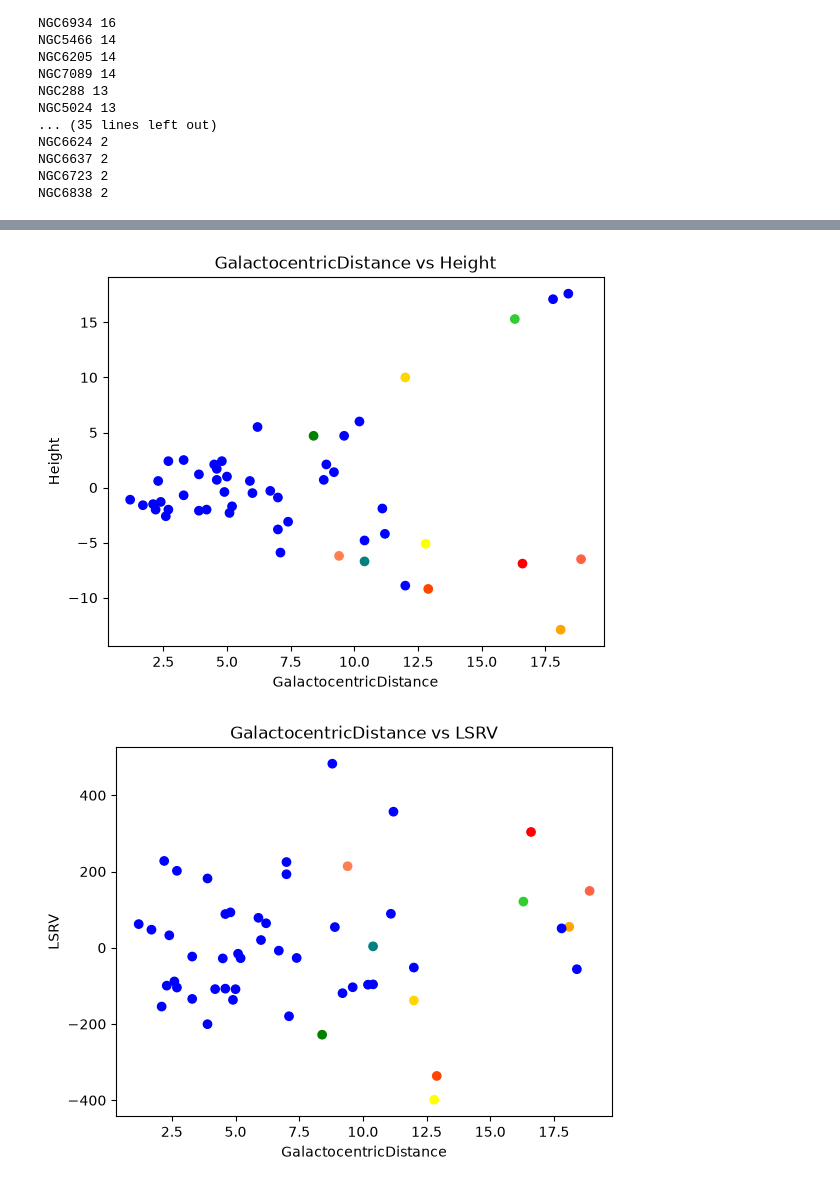
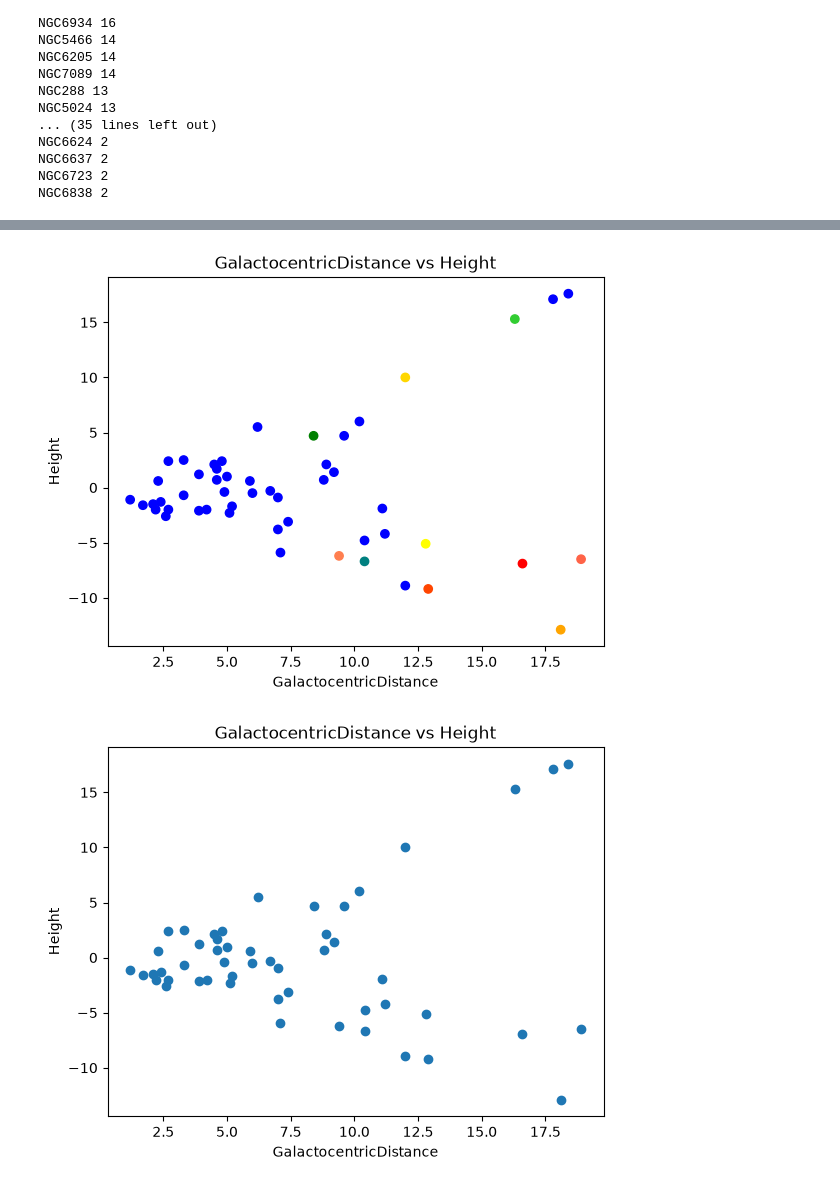
Before and after one commit to matilda-2116/3116_assignment_AshtonMatildaVix, a Jupyter notebook: HarrisPartI.ipynb, the cells around one changed output, grey strips where cells are left out. Saved outputs shown, nothing was run; the diff lists cells and outputs as text; code cells hidden in the pictures.

```diff
--- a/HarrisPartI.ipynb
+++ b/HarrisPartI.ipynb
@@ -488,6 +485,8 @@ NGC6723 2
 NGC6838 2
 # %%
 colour = []
+# checks through merged data IDs and gives the colour to the id associated with the ranking, stores it in the colour variable so we can
+# set the colour of the graph to the variable colour and it'll set the relevant GCID datapoints to the colours defined below
 for GCIdentification in MergedData['ID']:
     if GCIdentification in Rank1:
         colour.append('#FF0000')
@@ -505,31 +504,37 @@ for GCIdentification in MergedData['ID']:
         colour.append('#FFFF00')
     elif GCIdentification in Rank8:
         colour.append('#32CD32')
     elif GCIdentification in Rank9:
         colour.append('#008000')
     elif GCIdentification in Rank10:
         colour.append('#008080')
     else:
         colour.append('blue')
 
 plt.scatter(Metallicity, GCAges1, c=colour)
 plt.xlabel("Metallicity")
 plt.ylabel("Age")
 plt.title("Metallicity vs Age")
 plt.show()
 
 plt.scatter(GalactocentricDistance, Height, c=colour)
 plt.xlabel("GalactocentricDistance")
 plt.ylabel("Height")
 plt.title("GalactocentricDistance vs Height")
 plt.show()
 
+plt.scatter(GalactocentricDistance, Height)
+plt.xlabel("GalactocentricDistance")
+plt.ylabel("Height")
+plt.title("GalactocentricDistance vs Height")
+plt.show()
+
 plt.scatter(GalactocentricDistance, LSRVelocity, c=colour)
 plt.xlabel("GalactocentricDistance")
 plt.ylabel("LSRV")
 plt.title("GalactocentricDistance vs LSRV")
 plt.show()
 # %% [output]
 [figure]
 [figure]
-[figure, old version]
+[figure, new version]
```
Also changed, not shown: parts of 12 cells of this notebook.
